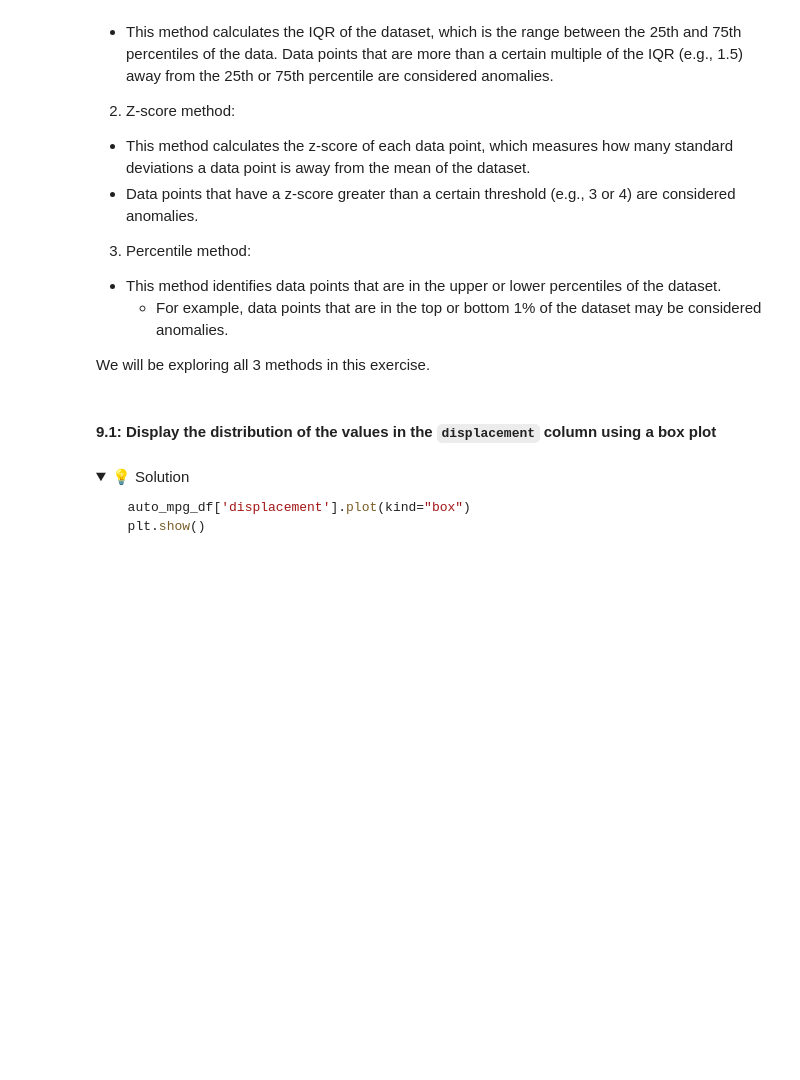
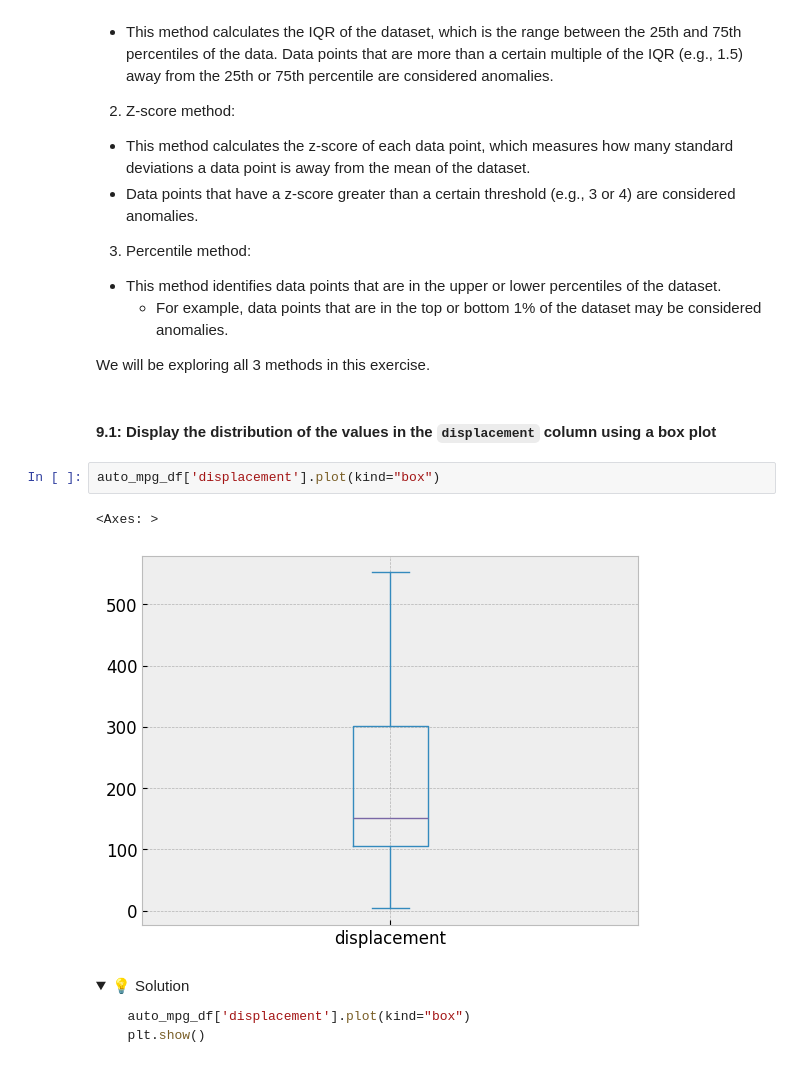
Before and after one commit to IT4063-Spring2025/exploratory-data-analysis-oyekunmo, a Jupyter notebook: notebook.ipynb, the cells around one changed output. Drawn from its saved outputs; the diff is of its cells as text; folded sections open; blank space fills up the shorter version.

Commit message:
9.1 Display the distributiong of the values in the displacement column using a box plot

```diff
--- a/notebook.ipynb
+++ b/notebook.ipynb
@@ -605,6 +605,11 @@ There are many statistical methods to detect outliers in a dataset.
 We will be exploring all 3 methods in this exercise.
 # %% [markdown]
 #### 9.1: Display the distribution of the values in the `displacement` column using a box plot
+# %%
+auto_mpg_df['displacement'].plot(kind="box")
+# %% [output]
+<Axes: >
+[figure, added]
 # %% [markdown]
 <details>
   <summary>💡 Solution</summary>
```
